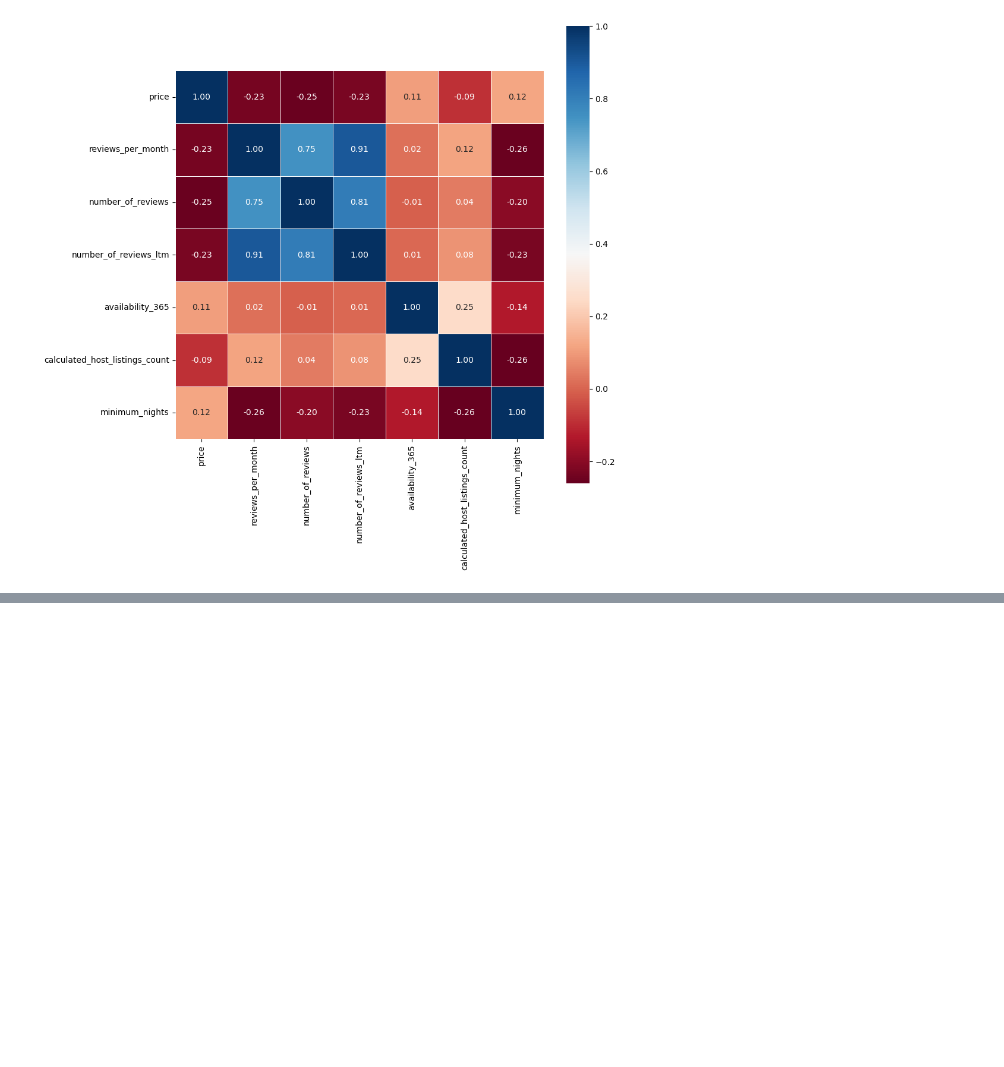
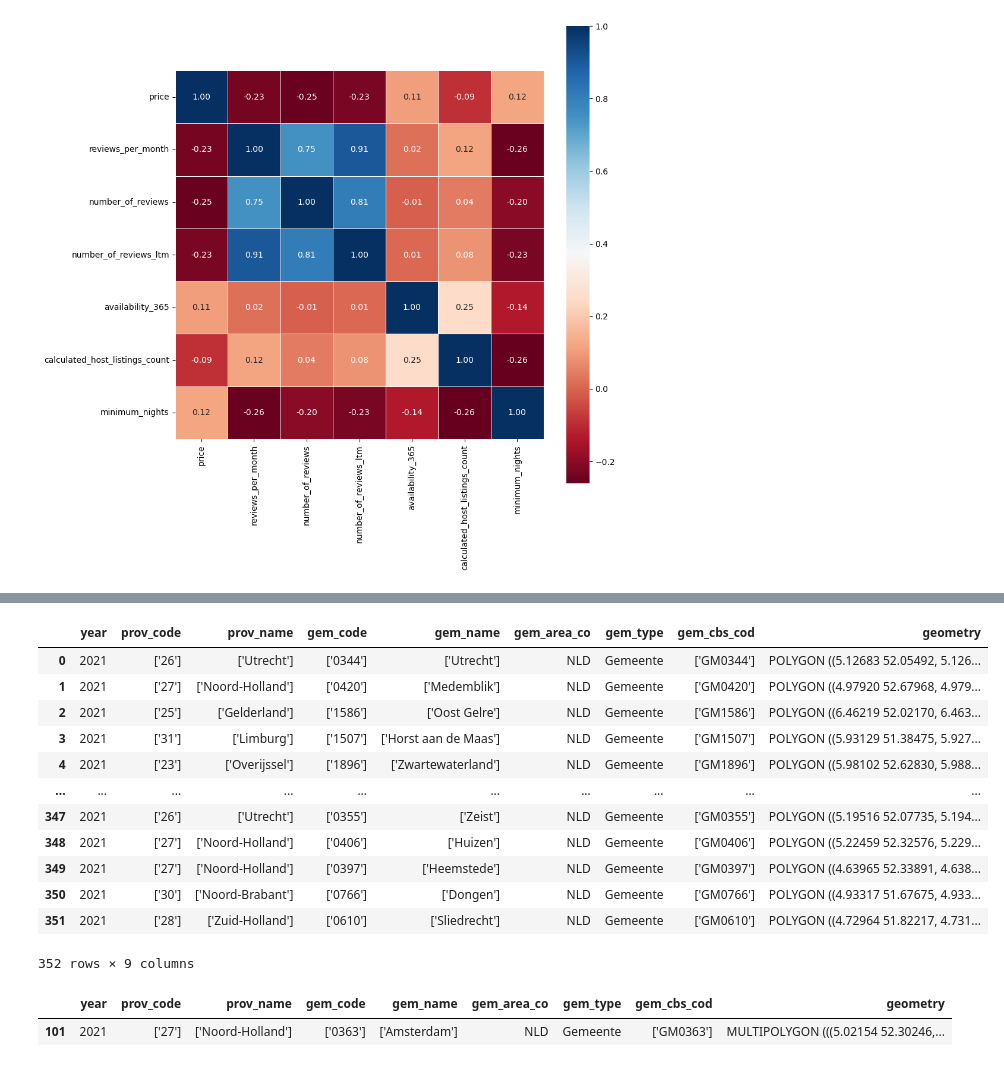
Before and after one commit to pedrohfm/dsnp, a Jupyter notebook: analise-dados-e-pandas/pedrohfm-airbnb-data-analysis-2024.ipynb, the cells around one changed output, grey strips where cells are left out. Drawn from its saved outputs; the diff is of its cells as text; code cells hidden in the pictures; blank space fills up the shorter version.

```diff
--- a/analise-dados-e-pandas/pedrohfm-airbnb-data-analysis-2024.ipynb
+++ b/analise-dados-e-pandas/pedrohfm-airbnb-data-analysis-2024.ipynb
@@ -372,0 +492,30 @@ sns.heatmap(correlation,cmap='RdBu',fmt='.2f',square=True,linecolor='white',line
+# %%
+# geopandas so we can import .shp files
+import geopandas as gpd
+
+# loading a shapefile with municipal boundaries of cities in The Netherlands
+nl_shapefile = "./georef-netherlands-gemeente-millesime.shp"
+nl_map = gpd.read_file(nl_shapefile)
+
+nl_map
+# %% [output]
+|  | year | prov_code | prov_name | gem_code | gem_name | gem_area_co | gem_type | gem_cbs_cod | geometry |
+| 0 | 2021 | ['26'] | ['Utrecht'] | ['0344'] | ['Utrecht'] | NLD | Gemeente | ['GM0344'] | POLYGON ((5.12683 52.05492, 5.126... |
+| 1 | 2021 | ['27'] | ['Noord-Holland'] | ['0420'] | ['Medemblik'] | NLD | Gemeente | ['GM0420'] | POLYGON ((4.97920 52.67968, 4.979... |
+| 2 | 2021 | ['25'] | ['Gelderland'] | ['1586'] | ['Oost Gelre'] | NLD | Gemeente | ['GM1586'] | POLYGON ((6.46219 52.02170, 6.463... |
+| 3 | 2021 | ['31'] | ['Limburg'] | ['1507'] | ['Horst aan de Maas'] | NLD | Gemeente | ['GM1507'] | POLYGON ((5.93129 51.38475, 5.927... |
+| 4 | 2021 | ['23'] | ['Overijssel'] | ['1896'] | ['Zwartewaterland'] | NLD | Gemeente | ['GM1896'] | POLYGON ((5.98102 52.62830, 5.988... |
+| ... | ... | ... | ... | ... | ... | ... | ... | ... | ... |
+| 347 | 2021 | ['26'] | ['Utrecht'] | ['0355'] | ['Zeist'] | NLD | Gemeente | ['GM0355'] | POLYGON ((5.19516 52.07735, 5.194... |
+| 348 | 2021 | ['27'] | ['Noord-Holland'] | ['0406'] | ['Huizen'] | NLD | Gemeente | ['GM0406'] | POLYGON ((5.22459 52.32576, 5.229... |
+| 349 | 2021 | ['27'] | ['Noord-Holland'] | ['0397'] | ['Heemstede'] | NLD | Gemeente | ['GM0397'] | POLYGON ((4.63965 52.33891, 4.638... |
+| 350 | 2021 | ['30'] | ['Noord-Brabant'] | ['0766'] | ['Dongen'] | NLD | Gemeente | ['GM0766'] | POLYGON ((4.93317 51.67675, 4.933... |
+| 351 | 2021 | ['28'] | ['Zuid-Holland'] | ['0610'] | ['Sliedrecht'] | NLD | Gemeente | ['GM0610'] | POLYGON ((4.72964 51.82217, 4.731... |
+352 rows × 9 columns
+# %%
+# filtering for the limits of Amsterdam
+amsterdam_map = nl_map[nl_map['gem_name'] == "['Amsterdam']"]
+amsterdam_map
+# %% [output]
+|  | year | prov_code | prov_name | gem_code | gem_name | gem_area_co | gem_type | gem_cbs_cod | geometry |
+| 101 | 2021 | ['27'] | ['Noord-Holland'] | ['0363'] | ['Amsterdam'] | NLD | Gemeente | ['GM0363'] | MULTIPOLYGON (((5.02154 52.30246,... |
```
Also changed, not shown: parts of 48 cells of this notebook, 5 other files.
